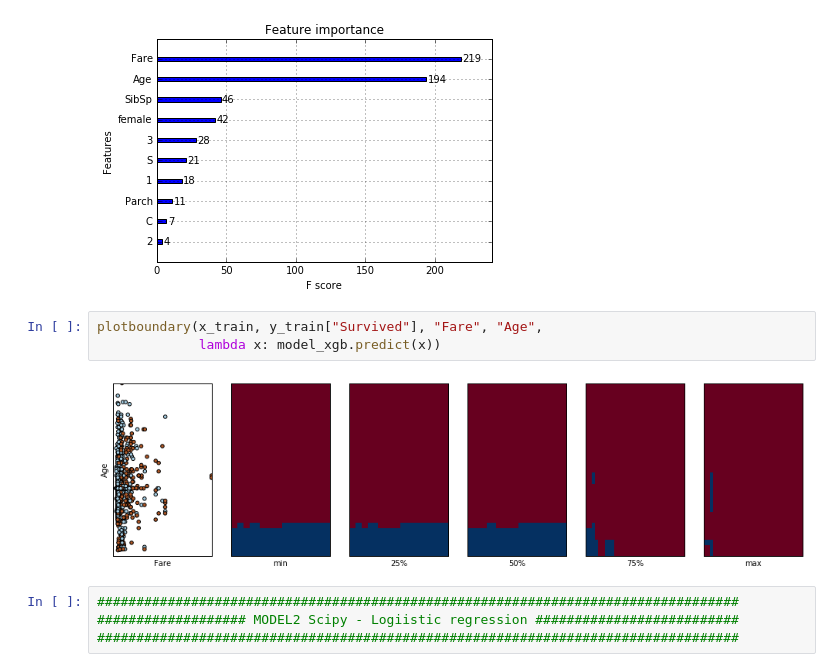
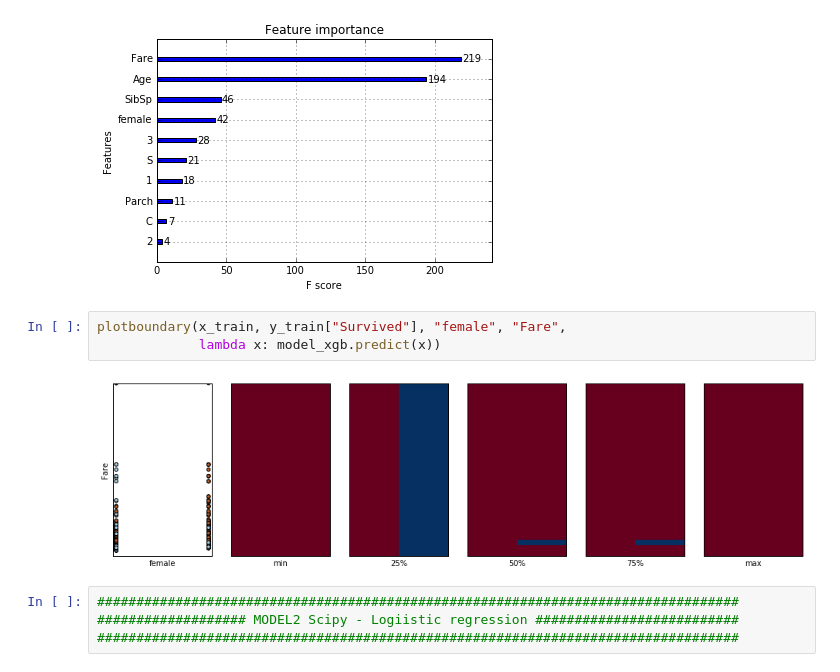
Before and after one commit to ashleysmart/mlgym, a Jupyter notebook: tuts/Onboarding_Fundementals.ipynb, the cells around one changed output. Drawn from its saved outputs; the diff is of its cells as text.

```diff
--- a/tuts/Onboarding_Fundementals.ipynb
+++ b/tuts/Onboarding_Fundementals.ipynb
@@ -527,10 +577,10 @@ xgb.plot_importance(model_xgb)
 <matplotlib.axes._subplots.AxesSubplot at 0x...>
 [figure]
 # %%
-plotboundary(x_train, y_train["Survived"], "Fare", "Age",
+plotboundary(x_train, y_train["Survived"], "female", "Fare",
              lambda x: model_xgb.predict(x))
 # %% [output]
-[figure, old version]
+[figure, new version]
 # %%
 ##################################################################################
 ################### MODEL2 Scipy - Logiistic regression ##########################
```
Also changed, not shown: parts of 8 cells of this notebook, 10 other files.
